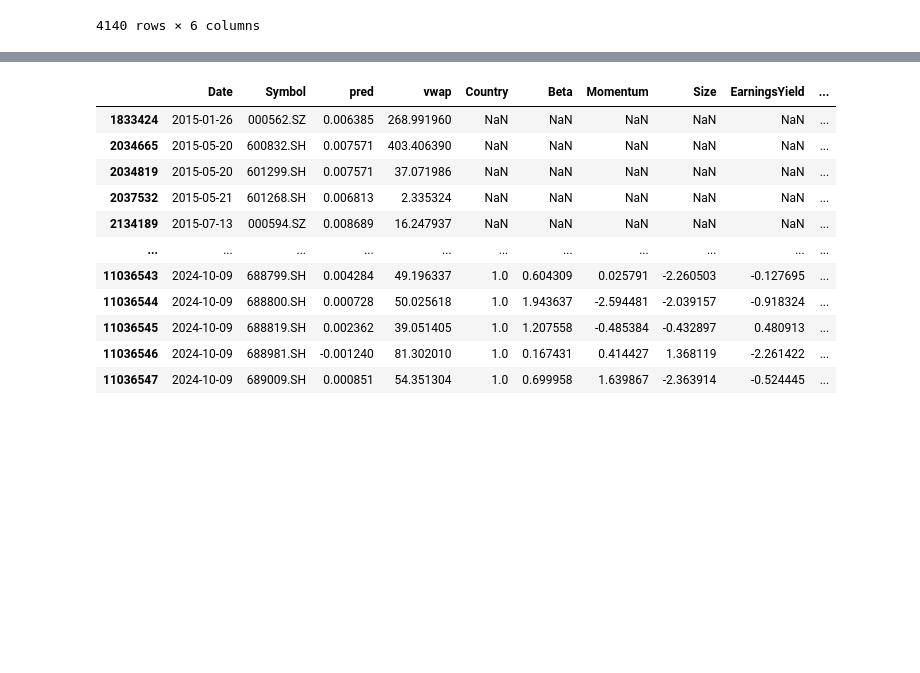
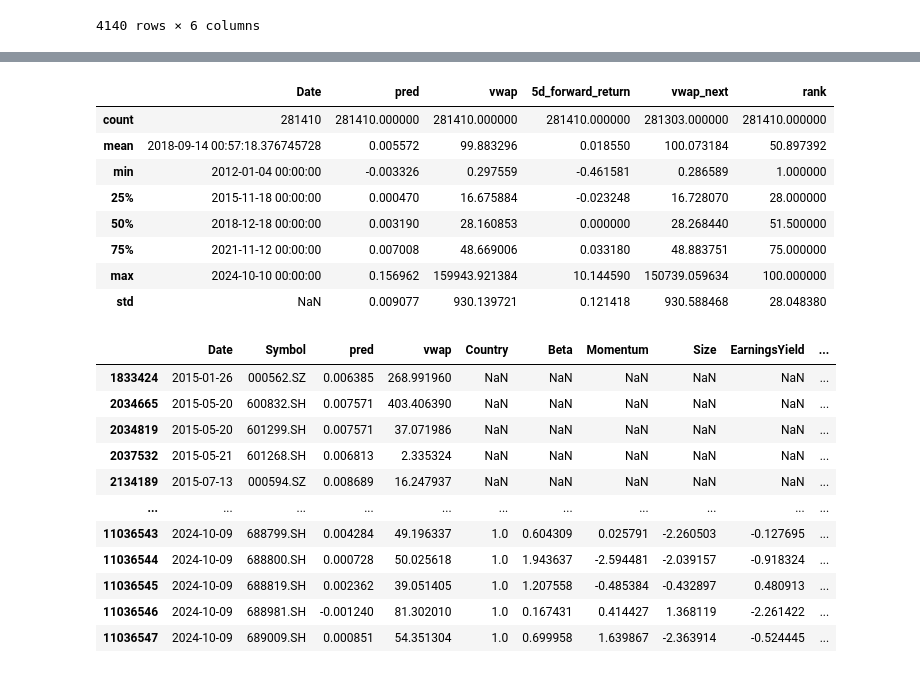
Before and after one commit to Jerryatrain/MAFS6010E, a Jupyter notebook: bug_test.ipynb, the cells around one changed output, grey strips where cells are left out. Saved outputs shown, nothing was run; the diff lists cells and outputs as text; code cells hidden in the pictures; blank space fills up the shorter version.

```diff
--- a/bug_test.ipynb
+++ b/bug_test.ipynb
@@ -295,3 +330,15 @@ test.groupby('Date')['5d_forward_return'].mean().plot()
+# %%
+test.groupby('Date')['5d_forward_return'].mean().cumsum().plot()
+# %% [output]
+|  | Date | pred | vwap | 5d_forward_return | vwap_next | rank |
+| count | 281410 | 281410.000000 | 281410.000000 | 281410.000000 | 281303.000000 | 281410.000000 |
+| mean | 2018-09-14 00:57:18.376745728 | 0.005572 | 99.883296 | 0.018550 | 100.073184 | 50.897392 |
+| min | 2012-01-04 00:00:00 | -0.003326 | 0.297559 | -0.461581 | 0.286589 | 1.000000 |
+| 25% | 2015-11-18 00:00:00 | 0.000470 | 16.675884 | -0.023248 | 16.728070 | 28.000000 |
+| 50% | 2018-12-18 00:00:00 | 0.003190 | 28.160853 | 0.000000 | 28.268440 | 51.500000 |
+| 75% | 2021-11-12 00:00:00 | 0.007008 | 48.669006 | 0.033180 | 48.883751 | 75.000000 |
+| max | 2024-10-10 00:00:00 | 0.156962 | 159943.921384 | 10.144590 | 150739.059634 | 100.000000 |
+| std | NaN | 0.009077 | 930.139721 | 0.121418 | 930.588468 | 28.048380 |
 # %%
 score_df[score_df.isnull().T.any()]
 # %% [output]
```
Also changed, not shown: parts of 6 cells of this notebook, 1 other file.
